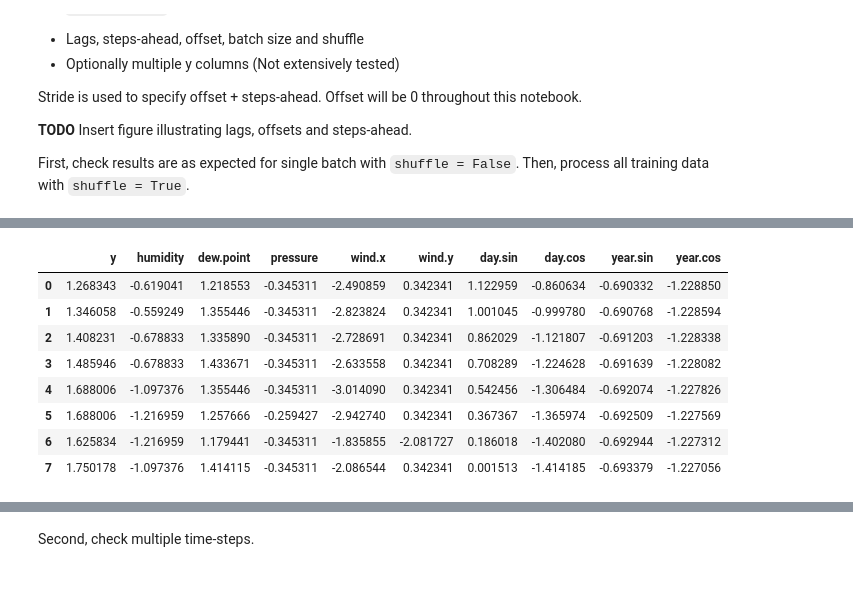
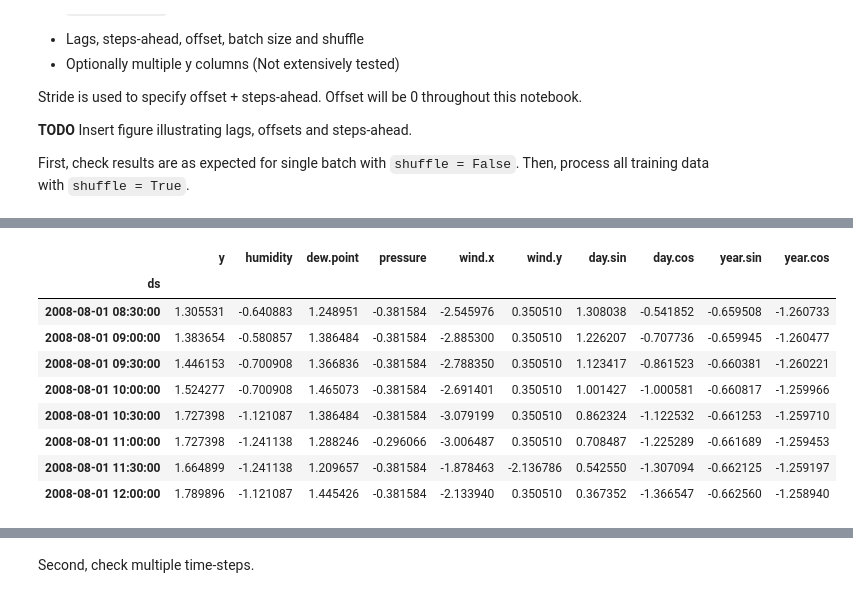
Before and after one commit to makeyourownmaker/CambridgeTemperatureModel, a Jupyter notebook: notebooks/keras_mlp_fcn_resnet_time_series.ipynb, the cells around one changed output, grey strips where cells are left out. Saved outputs shown, nothing was run; the diff lists cells and outputs as text; code cells hidden in the pictures.

```diff
--- a/notebooks/keras_mlp_fcn_resnet_time_series.ipynb
+++ b/notebooks/keras_mlp_fcn_resnet_time_series.ipynb
@@ -49,6 +56,9 @@ if 'google.colab' in str(get_ipython()):
 else:
     data_loc = "../data/CamUKWeather.csv"
 df = pd.read_csv(data_loc, parse_dates = True)
+
+df['ds'] = pd.to_datetime(df['ds'])
+
 print("Shape:")
 print(df.shape)
 print("\nInfo:")
@@ -282,5 +506,5 @@ Then, process all training data with `shuffle = True`.
 # %%
-def make_dataset(data, y_cols, lags = 1, steps_ahead = 1, stride = 1, bs = 32, shuffle = False):
+def make_dataset_orig(data, y_cols, lags = 1, steps_ahead = 1, stride = 1, bs = 32, shuffle = False):
     assert stride >= steps_ahead
 
     total_window_size = lags + stride
@@ -322,6 +546,68 @@ def make_dataset(data, y_cols, lags = 1, steps_ahead = 1, stride = 1, bs = 32, s
     ds = ds.map(split_window)
 
     return ds
+
+
+def make_dataset(data, y_cols, lags = 1, steps_ahead = 1, stride = 1, bs = 32, shuffle = False):
+    assert stride >= steps_ahead
+
+    total_window_size = lags + stride
+
+    # Add NaN values for missing observations
+    data = data.asfreq('30min')
+
+    # Split data into subsets (blocks) on NaNs - SLOW - https://stackoverflow.com/a/21404655/100129
+    blocks = np.split(data, np.where(np.isnan(data.y))[0])
+    # removing NaN entries
+    blocks = [bl[~np.isnan(bl.y)] for bl in blocks if not isinstance(bl, np.ndarray)]
+    # removing empty DataFrames
+    blocks = [bl for bl in blocks if not bl.empty]
+
+    i = 0
+    for block in blocks:
+        i += 1
+        block_np = np.array(block, dtype = np.float32)
+        ds = tf.keras.preprocessing.timeseries_dataset_from_array(
+               data    = block_np,
+               targets = None,
+               sequence_length = total_window_size,
+               sequence_stride = 1,
+               shuffle    = shuffle,
+               batch_size = bs)
+
+        col_indices = {name: i for i, name in enumerate(data.columns)}
+        X_slice = slice(0, lags)
+        y_start = total_window_size - steps_ahead
+        y_slice = slice(y_start, None)
+
+
+        def split_window(features):
+            X = features[:, X_slice, :]
+            y = features[:, y_slice, :]
+
+            X = tf.stack(
+                [X[:, :, col_indices[name]] for name in data.columns],
+                axis = -1)
+            y = tf.stack(
+                [y[:, :, col_indices[name]] for name in y_cols],
+                axis = -1)
+
+            # Slicing doesn't preserve static shape information, so set the shapes manually.
+            # This way the `tf.data.Datasets` are easier to inspect.
+            X.set_shape([None, lags,        None])
+            y.set_shape([None, steps_ahead, None])
+
+            return X, y
+
+
+        ds = ds.map(split_window)
+
+        if i == 1:
+            combined_dataset = ds
+        else:
+            combined_dataset = combined_dataset.concatenate(ds)
+
+    return combined_dataset
 
 
 def make_datasets(train, valid, test,
@@ -368,7 +654,7 @@ dataset_sanity_checks(ds_train_4l_1s, '4l 1s train');
 
 
 # 4 steps-ahead
-lags = steps = stride = 4
+steps = stride = 4
 ds_train_1l_4s, ds_valid_1l_4s, ds_test_1l_4s = make_datasets(train_df, valid_df, test_df,
                                                               lags = 1, steps_ahead = steps,
                                                               stride = stride, shuffle = False, bs = 16)
@@ -394,9 +680,10 @@ dataset_sanity_checks(ds_train_4l_4s, '4l 4s train');
 |  | y | humidity | dew.point | pressure | wind.x | wind.y | day.sin | day.cos | year.sin | year.cos |
-| 0 | 1.268343 | -0.619041 | 1.218553 | -0.345311 | -2.490859 | 0.342341 | 1.122959 | -0.860634 | -0.690332 | -1.228850 |
-| 1 | 1.346058 | -0.559249 | 1.355446 | -0.345311 | -2.823824 | 0.342341 | 1.001045 | -0.999780 | -0.690768 | -1.228594 |
-| 2 | 1.408231 | -0.678833 | 1.335890 | -0.345311 | -2.728691 | 0.342341 | 0.862029 | -1.121807 | -0.691203 | -1.228338 |
-| 3 | 1.485946 | -0.678833 | 1.433671 | -0.345311 | -2.633558 | 0.342341 | 0.708289 | -1.224628 | -0.691639 | -1.228082 |
-| 4 | 1.688006 | -1.097376 | 1.355446 | -0.345311 | -3.014090 | 0.342341 | 0.542456 | -1.306484 | -0.692074 | -1.227826 |
-| 5 | 1.688006 | -1.216959 | 1.257666 | -0.259427 | -2.942740 | 0.342341 | 0.367367 | -1.365974 | -0.692509 | -1.227569 |
-| 6 | 1.625834 | -1.216959 | 1.179441 | -0.345311 | -1.835855 | -2.081727 | 0.186018 | -1.402080 | -0.692944 | -1.227312 |
-| 7 | 1.750178 | -1.097376 | 1.414115 | -0.345311 | -2.086544 | 0.342341 | 0.001513 | -1.414185 | -0.693379 | -1.227056 |
+| ds |  |  |  |  |  |  |  |  |  |  |
+| 2008-08-01 08:30:00 | 1.305531 | -0.640883 | 1.248951 | -0.381584 | -2.545976 | 0.350510 | 1.308038 | -0.541852 | -0.659508 | -1.260733 |
+| 2008-08-01 09:00:00 | 1.383654 | -0.580857 | 1.386484 | -0.381584 | -2.885300 | 0.350510 | 1.226207 | -0.707736 | -0.659945 | -1.260477 |
+| 2008-08-01 09:30:00 | 1.446153 | -0.700908 | 1.366836 | -0.381584 | -2.788350 | 0.350510 | 1.123417 | -0.861523 | -0.660381 | -1.260221 |
+| 2008-08-01 10:00:00 | 1.524277 | -0.700908 | 1.465073 | -0.381584 | -2.691401 | 0.350510 | 1.001427 | -1.000581 | -0.660817 | -1.259966 |
+| 2008-08-01 10:30:00 | 1.727398 | -1.121087 | 1.386484 | -0.381584 | -3.079199 | 0.350510 | 0.862324 | -1.122532 | -0.661253 | -1.259710 |
+| 2008-08-01 11:00:00 | 1.727398 | -1.241138 | 1.288246 | -0.296066 | -3.006487 | 0.350510 | 0.708487 | -1.225289 | -0.661689 | -1.259453 |
+| 2008-08-01 11:30:00 | 1.664899 | -1.241138 | 1.209657 | -0.381584 | -1.878463 | -2.136786 | 0.542550 | -1.307094 | -0.662125 | -1.259197 |
+| 2008-08-01 12:00:00 | 1.789896 | -1.121087 | 1.445426 | -0.381584 | -2.133940 | 0.350510 | 0.367352 | -1.366547 | -0.662560 | -1.258940 |
```
Also changed, not shown: parts of 26 cells of this notebook.
